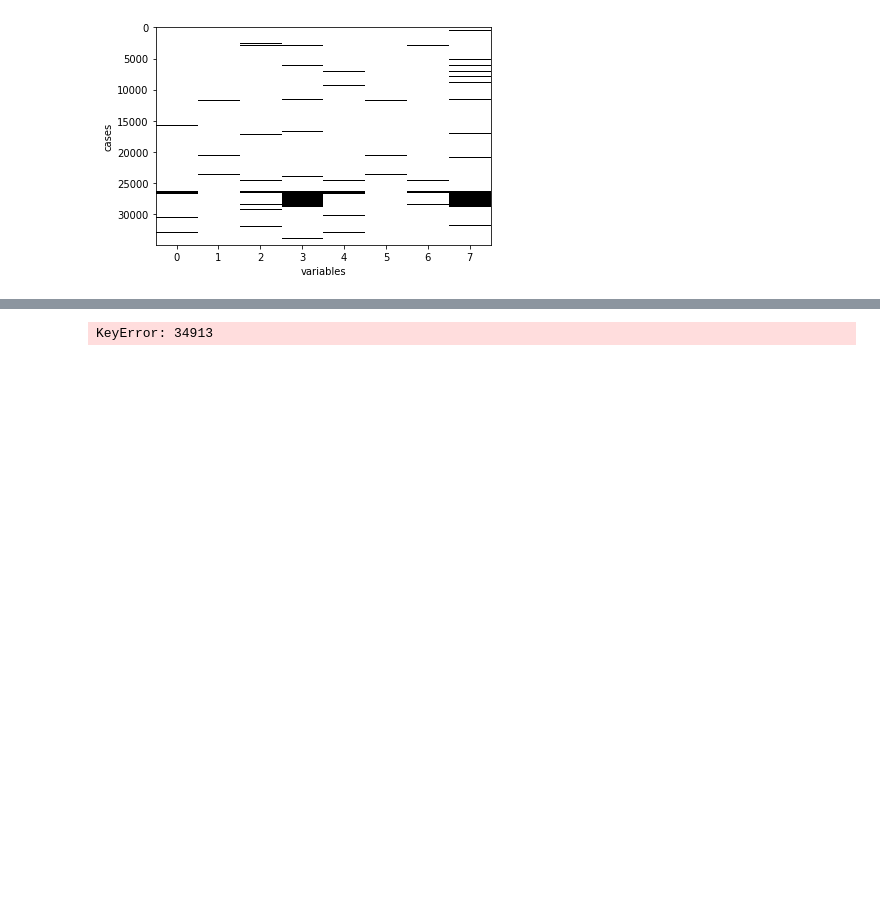
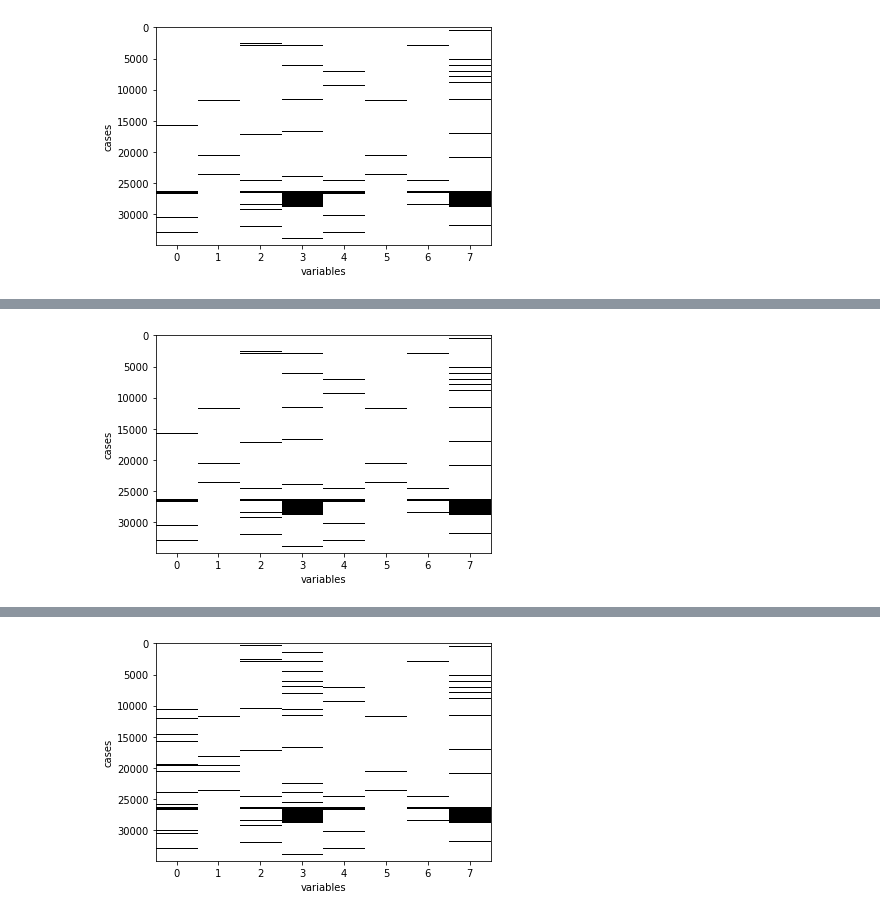
Before and after one commit to truggles/ElectricityDemand, a Jupyter notebook: Impute_Compare.ipynb, the cells around one changed output, grey strips where cells are left out. Cells and saved outputs as stored; diff of their text form; code cells hidden in the pictures; blank space fills up the shorter version.

Commit message:
More validation plots

```diff
--- a/Impute_Compare.ipynb
+++ b/Impute_Compare.ipynb
@@ -142,6 +239,4 @@ for r in regions:
 # %%
-import copy
-
 def scan_for_missing_structure(df):
     rec = {}
     for col in df.columns:
@@ -189,15 +284,40 @@ def remove_locations(df, requested_gaps):
         info[1].reverse()
         #print(col, info[1])
         for length in info[1]:
-            find_and_remove_location(df, col, length)
+            # Try in requested column first, if that doesn't
+            # work, try the other columns
+            if find_and_remove_location(df, col, length):
+                for r in regions:
+                    print("Trying length {} not found in col {} instead in col {}".format(
+                            length, col, r))
+                    if not find_and_remove_location(df, r, length):
+                        break
 
-def find_and_remove_location(df, col, length):
+
+
+
+
+
+def find_and_remove_location(df, col, length, verbose=False):
     # Start at a random index position to not bias the removals
     # all towards the front
+    max_good_data = 0
     loc = int(np.random.uniform(0, len(df.index)))
+    if loc == len(df.index):
+        loc -= 1
     start_of_good_data = loc
     length_of_good_data = 0
     n_loops = 0
+    # How much good data on each side of the new gap?
+    if length <= 100:
+        tgt_length = 5 * length
+        buffer = 2 * length # 2x on each side
+    elif length <= 1000:
+        tgt_length = 3 * length
+        buffer = 1 * length # 1x on each side
+    else:
+        tgt_length = int(1.5 * length)
+        buffer = int(0.25 * length) # 0.25x on each side
     while True:
         if np.isnan(df.at[loc, col]):
             start_of_good_data = loc + 1 # This is the following value
@@ -205,33 +325,54 @@ def find_and_remove_location(df, col, length):
             length_of_good_data = 0
         else: # good data
             length_of_good_data += 1
+            if length_of_good_data > max_good_data:
+                max_good_data = length_of_good_data
 
-        if length_of_good_data == length * 3 - 1:
-            print("Found a great stop for removal, col {:}, l={:d}, [{:d}:{:d}]".format(
-                    col, length, start_of_good_data, start_of_good_data+length_of_good_data))
-            strt = start_of_good_data + length
-            end = start_of_good_data + length * 2 - 1
-            print(df.loc[start_of_good_data:start_of_good_data+length_of_good_data, col])
+        # Remember pandas DataFrame has different slice notation that normal python
+        # where the terminal value is included in the slice
+        if length_of_good_data == tgt_length - 1:
+            if verbose:
+                print("Found a great stop for removal, col {:}, l={:d}, tgt_l={:d}, buffer={:d}, [{:d}:{:d}]".format(
+                        col, length, tgt_length, buffer, start_of_good_data, start_of_good_data+length_of_good_data))
+            strt = start_of_good_data + buffer # Begin nan after good data buffer
+            end = start_of_good_data + buffer + length - 1
+            if verbose:
+                print(df.loc[start_of_good_data:start_of_good_data+length_of_good_data, col])
             df.loc[strt:end, col] = np.nan
-            print(df.loc[start_of_good_data:start_of_good_data+length_of_good_data, col])
+            if verbose:
+                print(df.loc[start_of_good_data:start_of_good_data+length_of_good_data, col])
             return 0
         loc += 1
 
         # Wrap to start of df
-        if loc > len(df.index):
+        if loc >= len(df.index):
             loc = 0
             n_loops += 1
             if n_loops > 1:
-                print("Too many loops for col {} and requested length {}".format(col, length))
-                return 0
+                print("Too many loops for col {} and requested length {}, max good data length {}".format(
+                    col, length, max_good_data))
+                return 1
+
+
 
 np.random.seed(1)
-#results = scan_for_missing_structure(df)
+results = scan_for_missing_structure(df)
 groupings = ['1', '2-5', '5-23',  '24-168', '169-1000', '1001-2000',
             '2001-3000', '3001+']
 #results2 = group_results(groupings, results)
 df2 = copy.deepcopy(df)
 results2 = copy.deepcopy(results)
+plt.imshow(~df2.isna(), aspect='auto')
+plt.xlabel("variables")
+plt.ylabel("cases")
+plt.gray()
+plt.show()
 remove_locations(df2, results2)
-print(results)
+plt.imshow(~df2.isna(), aspect='auto')
+plt.xlabel("variables")
+plt.ylabel("cases")
+plt.gray()
+plt.show()
+#print(results)
 # %% [output]
+[figure, added]
@@ -255 +388 @@ Name: CISO, dtype: float64
-KeyError: 34913
+[figure, added]
```
Also changed, not shown: parts of 7 cells of this notebook.
